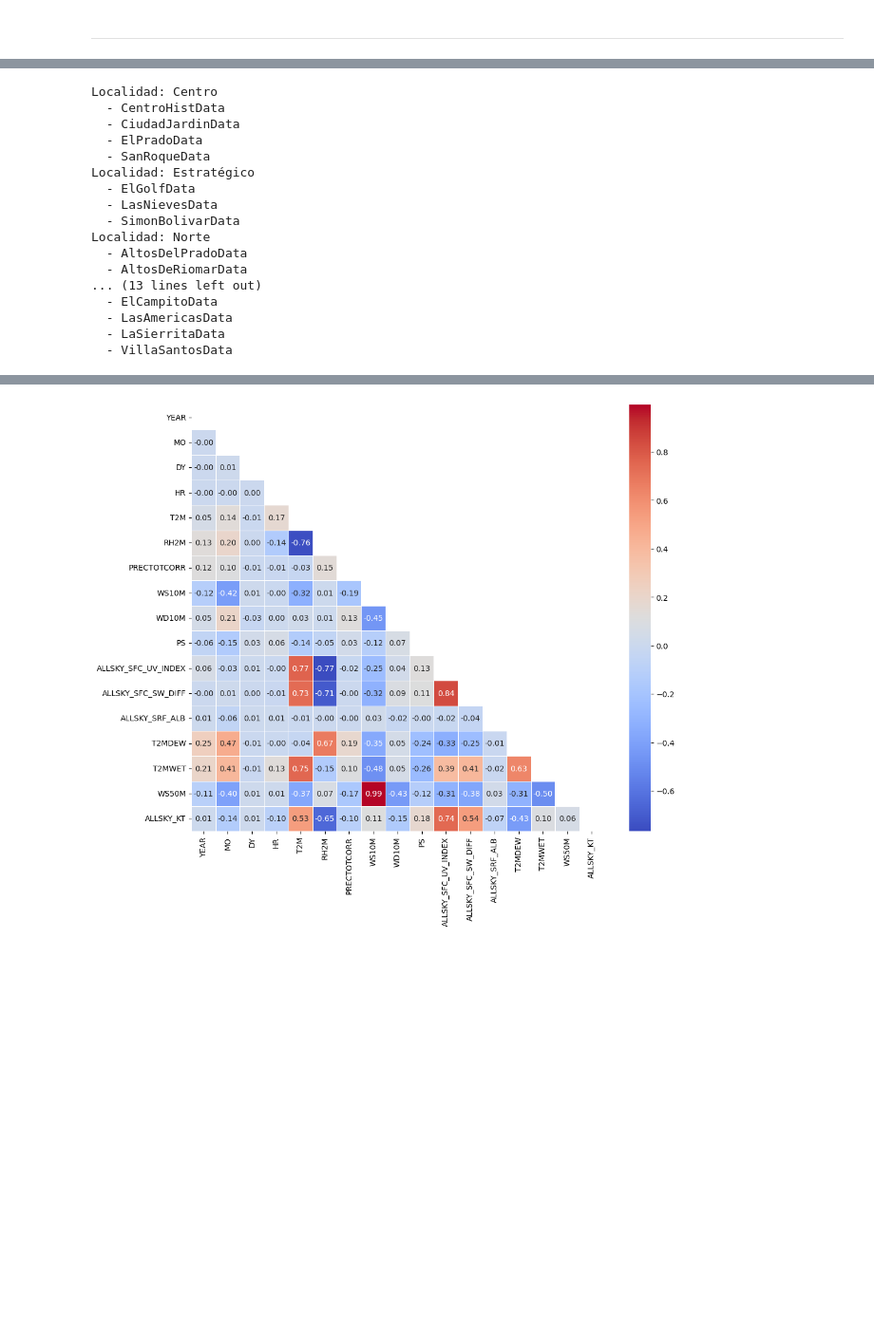
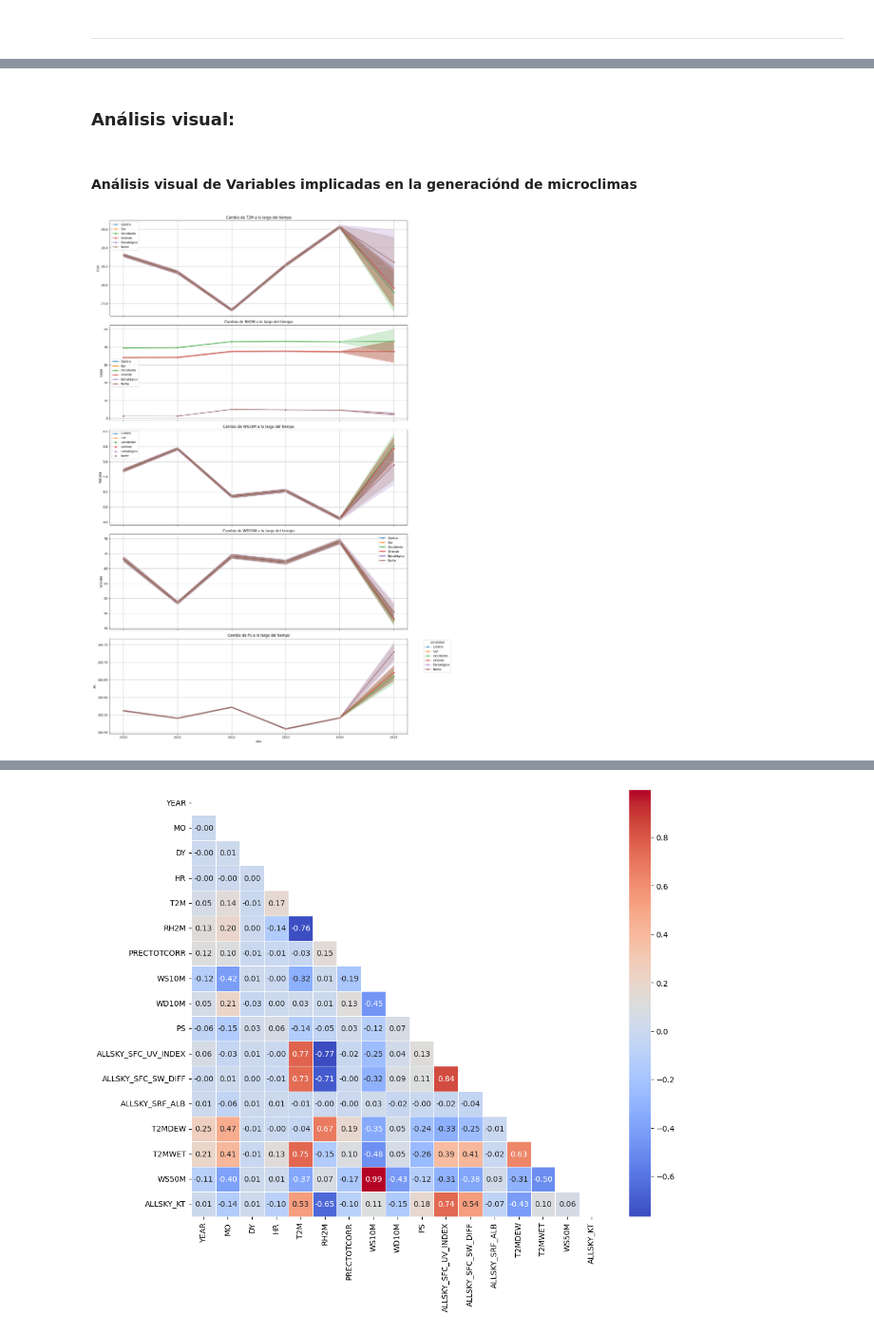
Before and after one commit to YisusParker/Machine-Learning-py, a Jupyter notebook: main.ipynb, the cells around one changed output, grey strips where cells are left out. Shown at 95% size. Drawn from its saved outputs; the diff is of its cells as text; code cells hidden in the pictures; blank space fills up the shorter version.

```diff
--- a/main.ipynb
+++ b/main.ipynb
@@ -233,27 +256,29 @@ round(df_cleaned.describe(),2)
-# %%
-# Crear un diccionario para almacenar los barrios por localidad
-barrios_por_localidad = df_cleaned.groupby('Locality')['Barrio'].unique().to_dict()
-
-# Imprimir los barrios por localidad
-for localidad, barrios in barrios_por_localidad.items():
-    print(f"Localidad: {localidad}")
-    for barrio in barrios:
-        print(f"  - {barrio}")
-# %% [output]
-Localidad: Centro
-  - CentroHistData
-  - CiudadJardinData
-  - ElPradoData
-  - SanRoqueData
-Localidad: Estratégico
-  - ElGolfData
-  - LasNievesData
-  - SimonBolivarData
-Localidad: Norte
-  - AltosDelPradoData
-  - AltosDeRiomarData
-... (13 lines left out)
-  - ElCampitoData
-  - LasAmericasData
-  - LaSierritaData
-  - VillaSantosData
+# %% [markdown]
+### **Análisis visual:**
+# %% [markdown]
+#### **Análisis visual de Variables implicadas en la generaciónd de microclimas**
+# %%
+# Definir las variables relacionadas con la generación de microclimas
+microclimate_vars = ['T2M', 'RH2M', 'WS10M', 'WD10M', 'PS']
+
+# Obtener las localidades únicas
+localidades = df_cleaned['LOCALITY'].unique()
+
+# Crear una figura con subplots
+fig, axes = plt.subplots(len(microclimate_vars), 1, figsize=(15, 25), sharex=True)
+
+# Iterar sobre las variables de microclima y crear un gráfico para cada una
+for i, var in enumerate(microclimate_vars):
+    ax = axes[i]
+    for localidad in localidades:
+        sns.lineplot(data=df_cleaned[df_cleaned['LOCALITY'] == localidad], x='YEAR', y=var, marker='o', ax=ax, label=localidad)
+    ax.set_title(f'Cambio de {var} a lo largo del tiempo')
+    ax.set_xlabel('Año')
+    ax.set_ylabel(var)
+    ax.grid(True)
+
+plt.tight_layout()
+plt.legend(title='Localidad', bbox_to_anchor=(1.05, 1), loc='upper left')
+plt.show()
+# %% [output]
+[figure, added]
```
Also changed, not shown: parts of 33 cells of this notebook, 3 other files.
